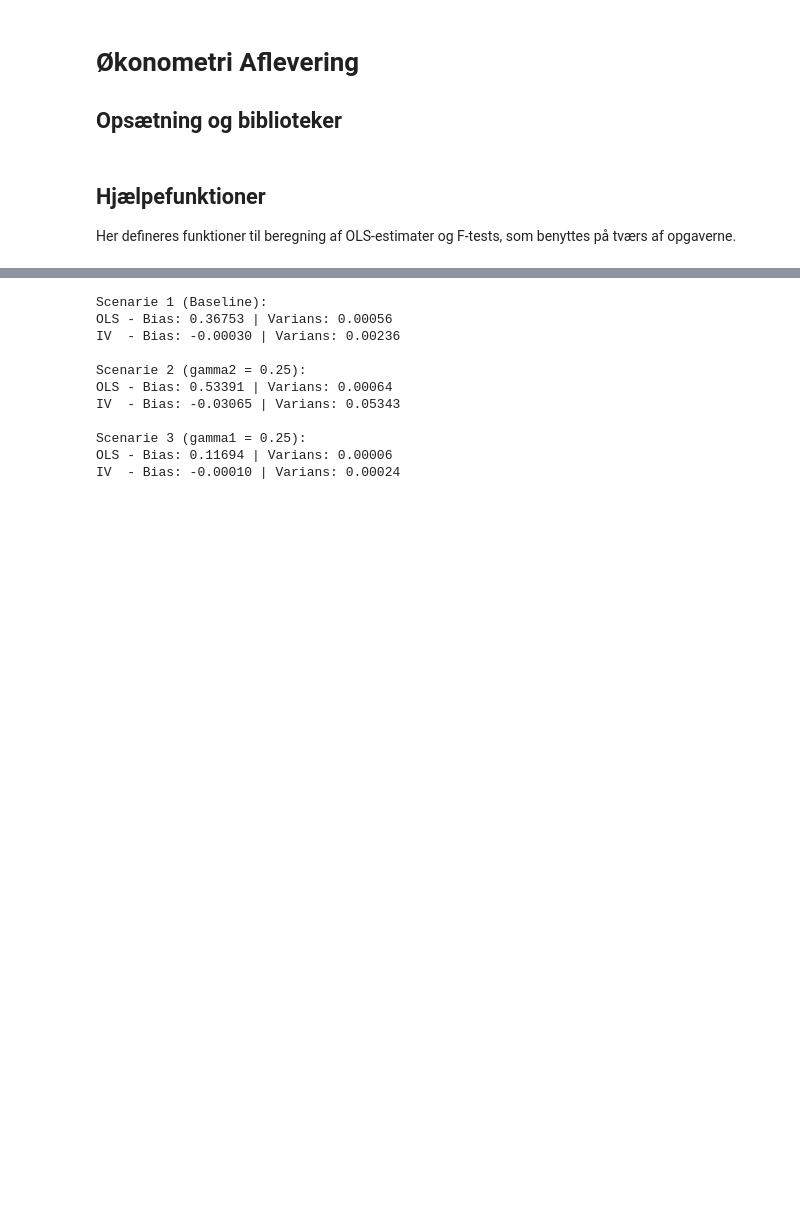
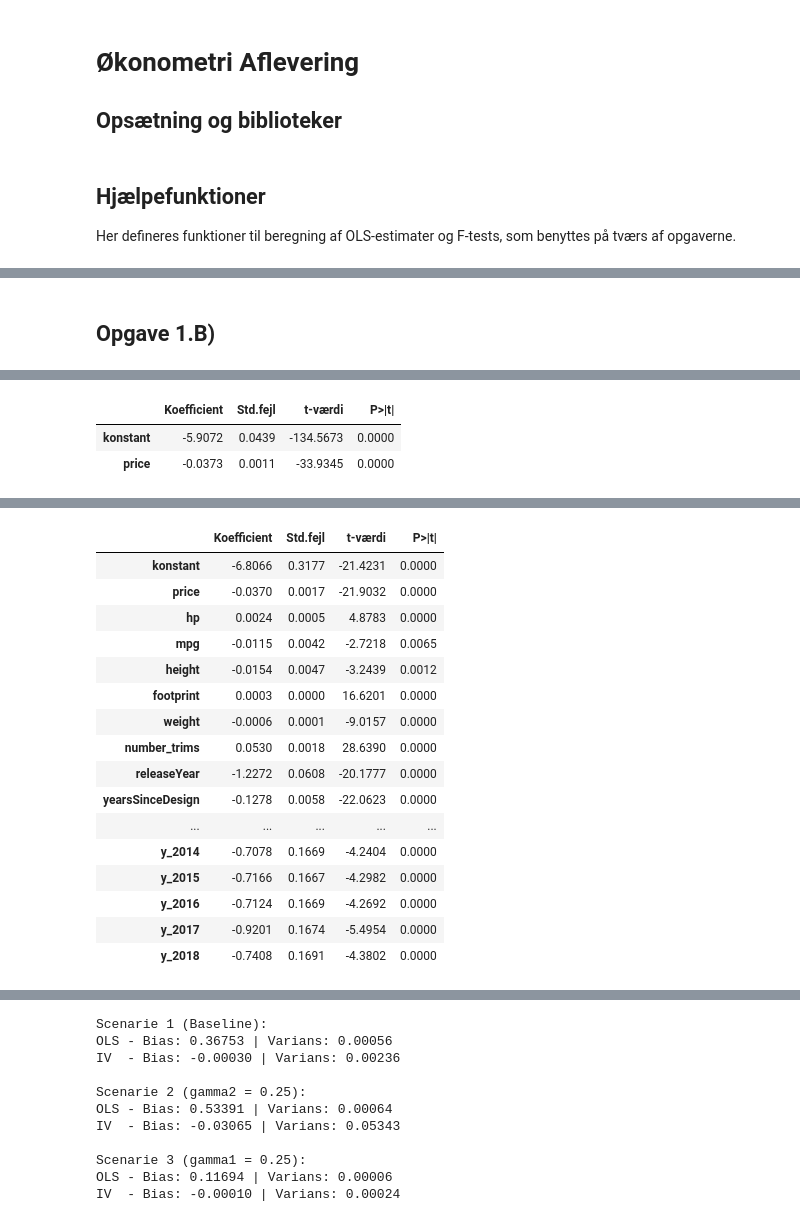
Before and after one commit to Seibouu/EconometricsA, a Jupyter notebook: 3_assignments/A3/Opgave/A3.ipynb, the cells around one changed output, grey strips where cells are left out. Saved outputs shown, nothing was run; the diff lists cells and outputs as text; code cells hidden in the pictures; blank space fills up the shorter version.

```diff
--- a/3_assignments/A3/Opgave/A3.ipynb
+++ b/3_assignments/A3/Opgave/A3.ipynb
@@ -12,7 +12,7 @@ from linearmodels.iv import IV2SLS
 ## Hjælpefunktioner
 Her defineres funktioner til beregning af OLS-estimater og F-tests, som benyttes på tværs af opgaverne.
 # %%
-def OLS_ren(X, y, navne):
+def OLS_ren(X, y, navne, robust=False):
     n = X.shape[0]
     k = X.shape[1] - 1
 
@@ -28,9 +28,15 @@ def OLS_ren(X, y, navne):
     SSE = np.sum((y_hat - y_bar)**2)
     R2 = SSE / SST
 
-    resvar = (1 / (n - k - 1)) * np.dot(u_hat, u_hat)
+    if robust:
+        S = X.T @ (X * (u_hat**2).reshape(-1, 1))
+        var_betahatX = (n / (n - k - 1)) * (X_T_X_inv @ S @ X_T_X_inv)
+        print("=== BEMÆRK: Bruger heteroskedasticitetsrobuste (HC1) standardfejl ===")
+    else:
+        resvar = (1 / (n - k - 1)) * np.dot(u_hat, u_hat)
+        var_betahatX = resvar * X_T_X_inv
 
-    var_betahatX = resvar * X_T_X_inv
+
     se_betahat = np.sqrt(np.diagonal(var_betahatX))
 
     t_stat = betahat / se_betahat
@@ -40,7 +46,7 @@ def OLS_ren(X, y, navne):
     print(f"Number of Observations: {n}")
     print(f"Residual Degrees of Freedom: {n - k - 1}")
     print(f"R-squared: {R2:.4f}")
-    print(f"SST: {SST:.4f}, SSE: {SSE:.4f}, SSR: {SSR:.4f}")
+    print(f"TSS: {SST:.4f}, ESS: {SSE:.4f}, RSS: {SSR:.4f}")
     print("==============================================================================")
 
     results = pd.DataFrame({
@@ -65,0 +149,45 @@ def F_test(SSR_r, SSR_ur, q, nk1):
+# %% [markdown]
+## Opgave 1.B)
+# %%
+df = pd.read_csv("data/cars.csv")
+y = df['dlogS'].values
+
+df['konstant'] = 1
+kontrol_variable = ['hp', 'mpg', 'height', 'footprint', 'weight', 'number_trims', 'releaseYear', 'yearsSinceDesign', 'sport', 'EV', 'truck', 'suv', 'van']
+year_dummies = pd.get_dummies(df['year'], prefix='y', drop_first=True, dtype=int)
+years = list(year_dummies.columns)
+df = pd.concat([df, year_dummies], axis=1)
+
+kontinuerte_vars = ['hp', 'mpg', 'height', 'footprint', 'weight', 'number_trims']
+log_vars_names = [f'log_{var}' for var in kontinuerte_vars]
+for var, log_var in zip(kontinuerte_vars, log_vars_names):
+    df[log_var] = np.log(df[var])
+
+andre_kontrol = ['releaseYear', 'yearsSinceDesign', 'sport', 'EV', 'truck', 'suv', 'van']
+kontrol_vars_log_spec = log_vars_names + andre_kontrol
+
+navne_1 = ['konstant', 'price']
+X1 = df[navne_1].values
+
+navne_2 = ['konstant', 'price'] + kontrol_variable
+X2 = df[navne_2].values
+
+navne_3 = ['konstant', 'price'] + kontrol_variable + years
+X3 = df[navne_3].values
+
+navne_4 = ['konstant', 'price'] + kontrol_vars_log_spec + years
+X4 = df[navne_4].values
+
+# --- Kør din estimator ---
+print("=== SPECIFIKATION 1 ===")
+OLS_ren(X1, y, navne_1)
+
+print("\n=== SPECIFIKATION 2 ===")
+OLS_ren(X2, y, navne_2)
+
+print("\n=== SPECIFIKATION 3 ===")
+OLS_ren(X3, y, navne_3)
+
+print("\n=== SPECIFIKATION 4 ===")
+OLS_ren(X4, y, navne_4)
+# %% [output]
@@ -65,0 +201,3 @@ def F_test(SSR_r, SSR_ur, q, nk1):
+|  | Koefficient | Std.fejl | t-værdi | P>|t| |
+| konstant | -5.9072 | 0.0439 | -134.5673 | 0.0000 |
+| price | -0.0373 | 0.0011 | -33.9345 | 0.0000 |
@@ -65,0 +234,17 @@ def F_test(SSR_r, SSR_ur, q, nk1):
+|  | Koefficient | Std.fejl | t-værdi | P>|t| |
+| konstant | -6.8066 | 0.3177 | -21.4231 | 0.0000 |
+| price | -0.0370 | 0.0017 | -21.9032 | 0.0000 |
+| hp | 0.0024 | 0.0005 | 4.8783 | 0.0000 |
+| mpg | -0.0115 | 0.0042 | -2.7218 | 0.0065 |
+| height | -0.0154 | 0.0047 | -3.2439 | 0.0012 |
+| footprint | 0.0003 | 0.0000 | 16.6201 | 0.0000 |
+| weight | -0.0006 | 0.0001 | -9.0157 | 0.0000 |
+| number_trims | 0.0530 | 0.0018 | 28.6390 | 0.0000 |
+| releaseYear | -1.2272 | 0.0608 | -20.1777 | 0.0000 |
+| yearsSinceDesign | -0.1278 | 0.0058 | -22.0623 | 0.0000 |
+| ... | ... | ... | ... | ... |
+| y_2014 | -0.7078 | 0.1669 | -4.2404 | 0.0000 |
+| y_2015 | -0.7166 | 0.1667 | -4.2982 | 0.0000 |
+| y_2016 | -0.7124 | 0.1669 | -4.2692 | 0.0000 |
+| y_2017 | -0.9201 | 0.1674 | -5.4954 | 0.0000 |
+| y_2018 | -0.7408 | 0.1691 | -4.3802 | 0.0000 |
```
Also changed, not shown: parts of 11 cells of this notebook, 2 other files.
